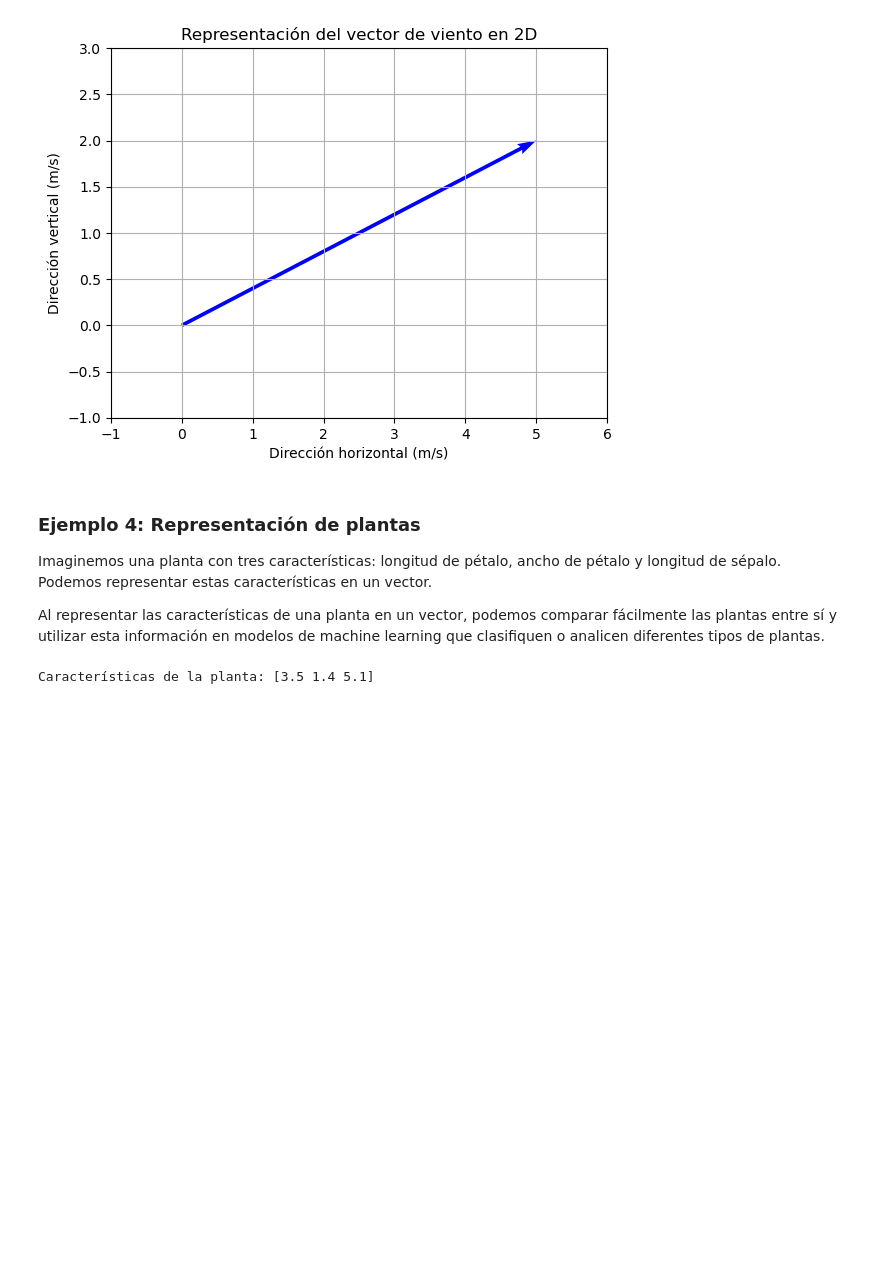
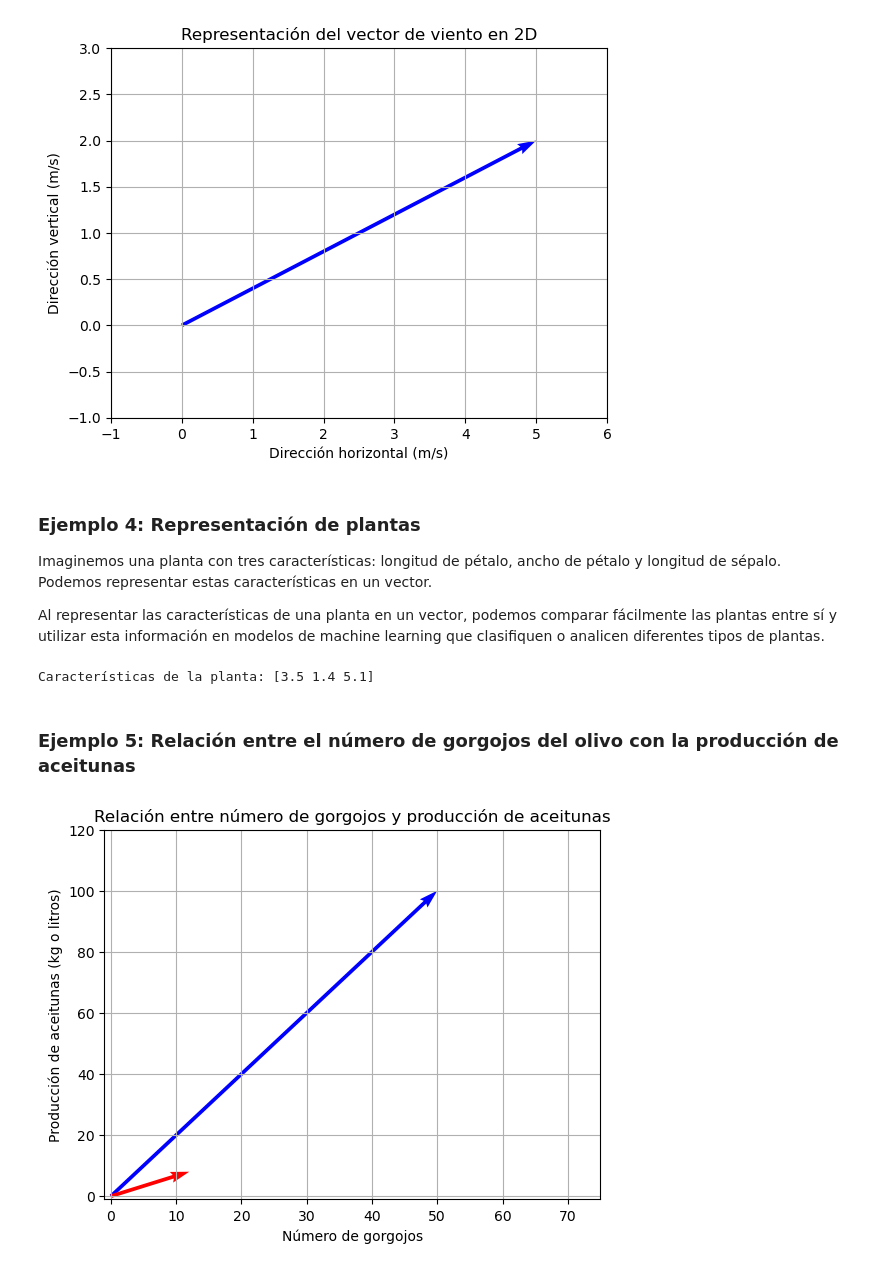
Before and after one commit to fernando-ruiz-rico/vectores, a Jupyter notebook: Ejercicios_vectores_1.ipynb, the cells around one changed output. Saved outputs shown, nothing was run; the diff lists cells and outputs as text; code cells hidden in the pictures; blank space fills up the shorter version.

Commit message:
Añadidos dos ejemplos más de vectores

```diff
--- a/Ejercicios_vectores_1.ipynb
+++ b/Ejercicios_vectores_1.ipynb
@@ -72,3 +72,24 @@ caracteristicas_planta = np.array([3.5, 1.4, 5.1])
 print("Características de la planta:", caracteristicas_planta)
 # %% [output]
 Características de la planta: [3.5 1.4 5.1]
+# %% [markdown]
+### Ejemplo 5: Relación entre el número de gorgojos del olivo con la producción de aceitunas
+# %%
+import numpy as np
+import matplotlib.pyplot as plt
+# Número de gorgojos por árbol
+gorgojos = np.array([50, 100, 150])
+
+# Producción de aceitunas (en Kg) por árbol según el número de gorgojos
+produccion = np.array([12, 8, 6])
+plt.quiver(0, 0, gorgojos[0], gorgojos[1], angles='xy', scale_units = 'xy', scale = 1, color = 'blue')
+plt.quiver(0, 0, produccion[0], produccion[1], angles='xy', scale_units = 'xy', scale = 1, color = 'red')
+plt.xlim(-1, 75)
+plt.ylim(-1, 120)
+plt.title("Relación entre número de gorgojos y producción de aceitunas")
+plt.xlabel("Número de gorgojos")
+plt.ylabel("Producción de aceitunas (kg o litros)")
+plt.grid(True)
+plt.show()
+# %% [output]
+[figure, added]
```
Also changed, not shown: parts of 2 cells of this notebook.
